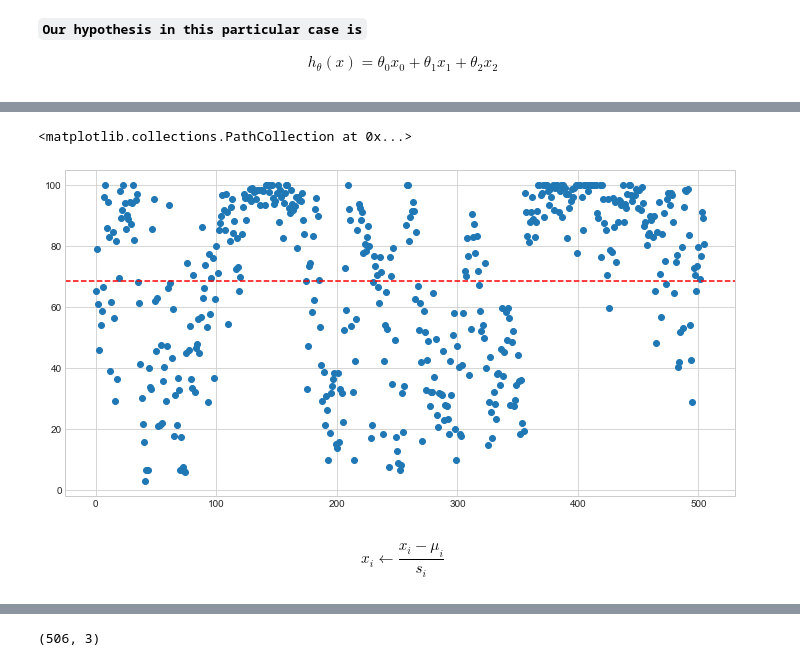
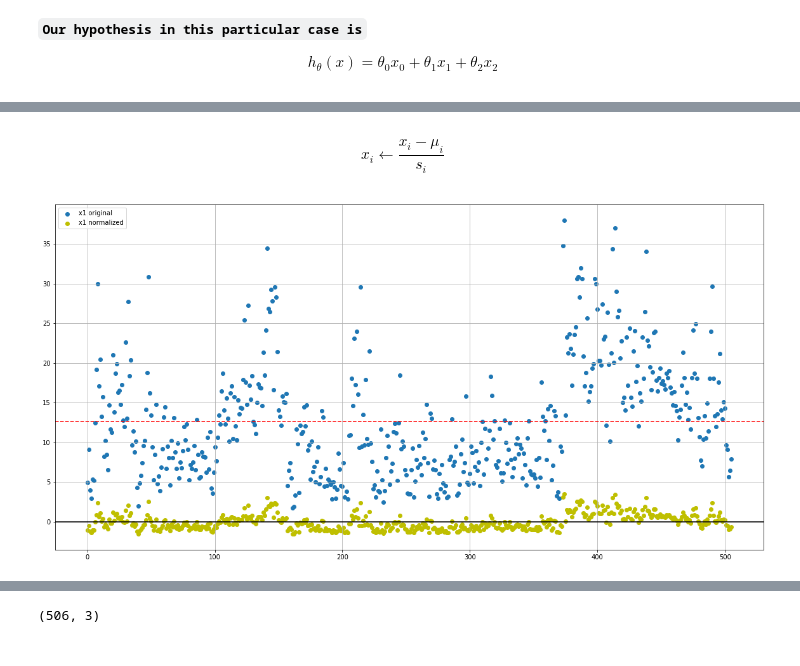
Before and after one commit to tavo-robotas/DI_101, a Jupyter notebook: __V_Mathematical_Optimization/__II_Multivariate_optimization.ipynb, the cells around one changed output, grey strips where cells are left out. Cells and saved outputs as stored; diff of their text form; code cells hidden in the pictures.

```diff
--- a/__V_Mathematical_Optimization/__II_Multivariate_optimization.ipynb
+++ b/__V_Mathematical_Optimization/__II_Multivariate_optimization.ipynb
@@ -511,11 +481,8 @@ plt.scatter(range(len(X1_norm)), X1_norm)
-# %%
-plt.figure(figsize=(12,6))
-plt.axhline(x2_mean, c='r', linestyle='--')
-plt.scatter(range(len(X2)), X2)
-# %% [output]
-<matplotlib.collections.PathCollection at 0x...>
-[figure, removed]
+# %%
+x1_std = X1.std()
+x2_std = X2.std()
 # %% [markdown]
 $$ x_{i} \leftarrow \dfrac{x_{i}- \mu_{i}}{s_{i}}$$
 # %%
-X1_norm = (X1 - x1_mean) / X1.std()
+X1_norm = (X1 - x1_mean) / x1_std
+X2_norm = (X2 - x2_mean) / x2_std
@@ -523,0 +489,13 @@ X2_norm = (X2 - x2_mean) / X2.std()
+# %%
+x1_norm_mean = X1_norm.mean()
+x2_norm_mean = X2_norm.mean()
+# %%
+plt.figure(figsize=(20,10))
+plt.axhline(x1_mean, c='r', linestyle='--')
+plt.axhline(x1_norm_mean, c='black', linestyle='-')
+plt.scatter(range(len(X1)), X1, label='x1 original')
+plt.scatter(range(len(X1_norm)), X1_norm, c='y', label='x1 normalized')
+plt.legend(loc='upper left')
+plt.grid(True)
+# %% [output]
+[figure, added]
```
Also changed, not shown: parts of 78 cells of this notebook, 3 other files.
